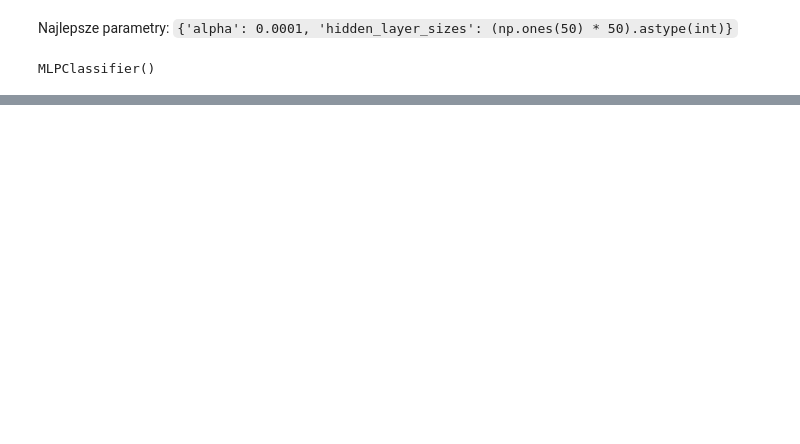
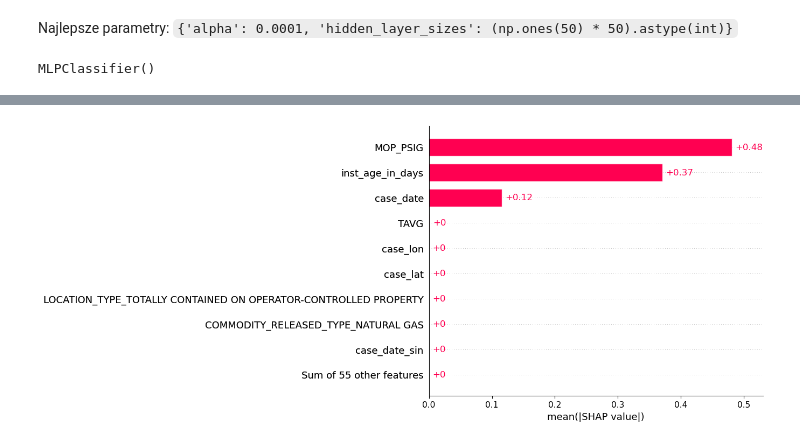
Before and after one commit to iivansmaliakou/ED-awarie, a Jupyter notebook: notebooks/8_modeling.ipynb, the cells around one changed output, grey strips where cells are left out. Saved outputs shown, nothing was run; the diff lists cells and outputs as text; code cells hidden in the pictures; blank space fills up the shorter version.

```diff
--- a/notebooks/8_modeling.ipynb
+++ b/notebooks/8_modeling.ipynb
@@ -183,0 +312,15 @@ MATERIAL FAILURE OF PIPE OR WELD       0.31      0.25      0.28       109
+# %%
+log_reg = LogisticRegression(penalty='l2', multi_class='multinomial', solver='saga')
+log_reg.fit(X_train, y_train)
+shap.initjs()
+samples = X_valid
+explainer = shap.Explainer(log_reg, samples)
+shap_values = explainer(samples)
+shap_pred_log_reg = log_reg.predict(samples)
+new_shap_values = []
+for i, pred in enumerate(shap_pred_log_reg):
+    pred_class_number = list(log_reg.classes_).index(pred)
+    new_shap_values.append(shap_values.values[i][:, pred_class_number])
+shap_values.values = np.array(new_shap_values)
+shap.plots.bar(shap_values)
+# %% [output]
@@ -183,0 +328 @@ MATERIAL FAILURE OF PIPE OR WELD       0.31      0.25      0.28       109
+[figure, added]
```
Also changed, not shown: parts of 24 cells of this notebook, 5 other files.
